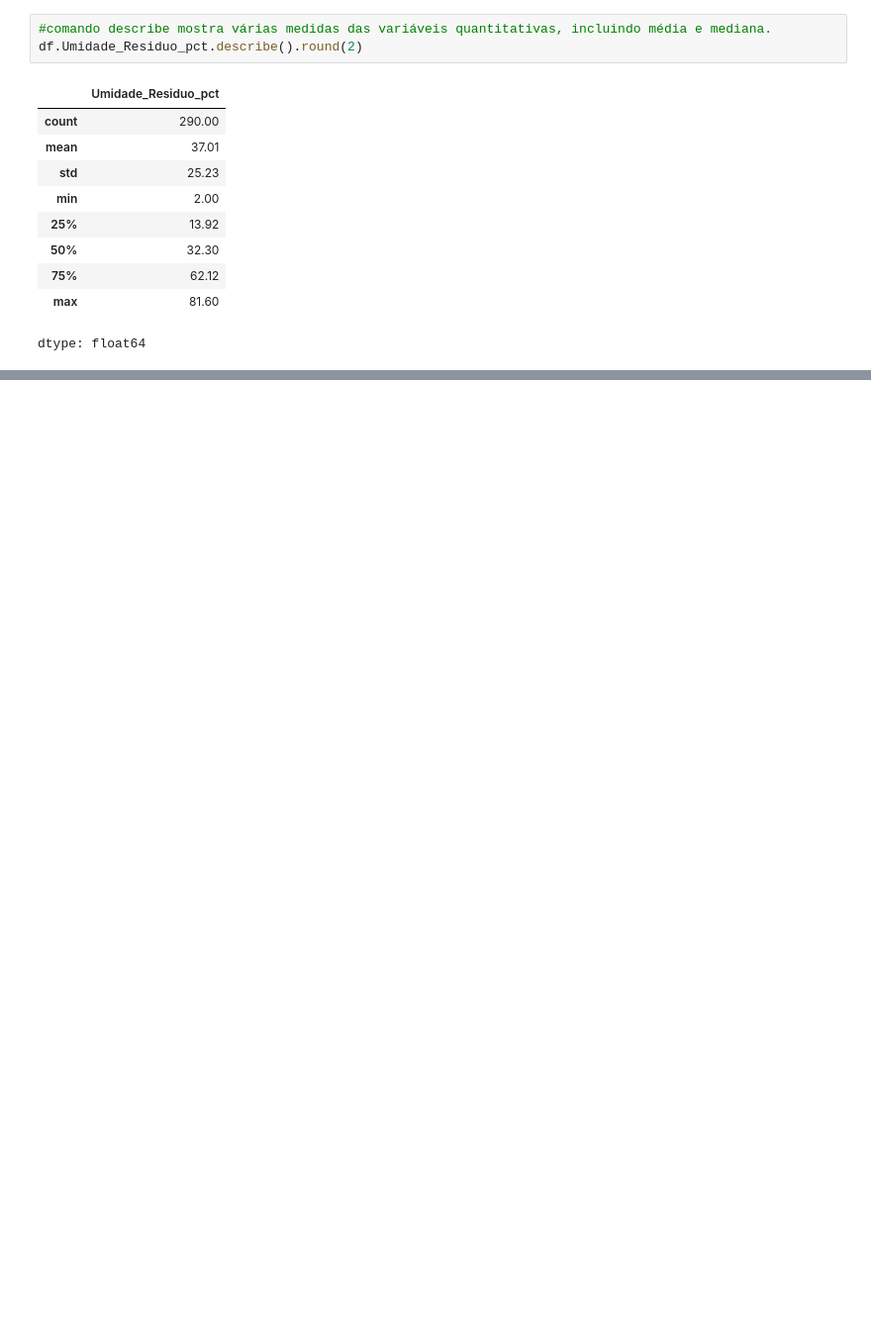
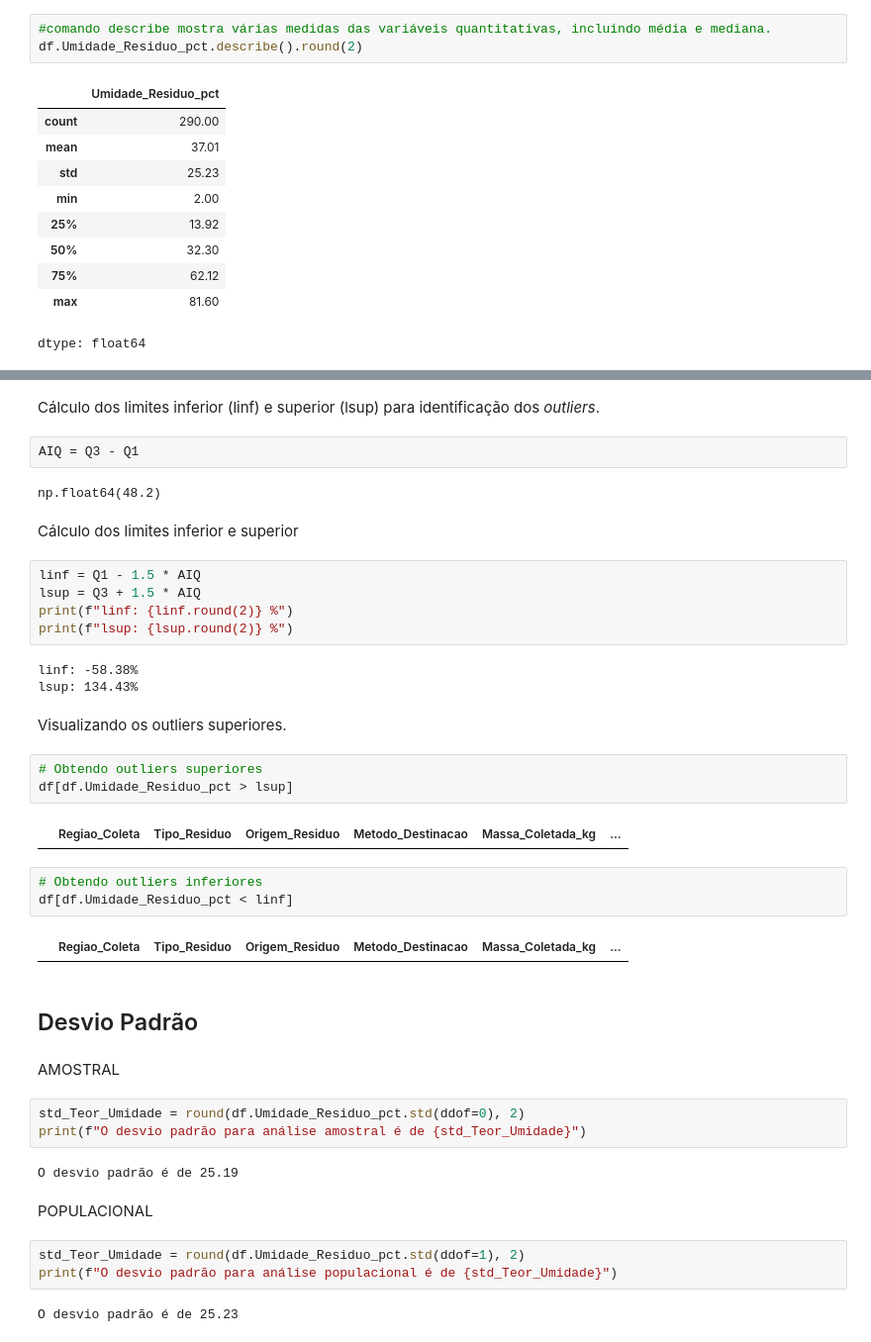
Before and after one commit to gobstech/Solid_Waste_Data_Analysis_Study, a Jupyter notebook: src/quant1_separatrizes_outliers_boxplot_medidas_dispersao.ipynb, the cells around one changed output, grey strips where cells are left out. Shown at 99% size. Saved outputs shown, nothing was run; the diff lists cells and outputs as text; blank space fills up the shorter version.

```diff
--- a/src/quant1_separatrizes_outliers_boxplot_medidas_dispersao.ipynb
+++ b/src/quant1_separatrizes_outliers_boxplot_medidas_dispersao.ipynb
@@ -82,0 +121,44 @@ dtype: float64
+# %% [markdown]
+Cálculo dos limites inferior (linf) e superior (lsup) para identificação dos *outliers*.
+# %%
+AIQ = Q3 - Q1
+# %% [output]
+np.float64(48.2)
+# %% [markdown]
+Cálculo dos limites inferior e superior
+# %%
+linf = Q1 - 1.5 * AIQ
+lsup = Q3 + 1.5 * AIQ
+print(f"linf: {linf.round(2)} %")
+print(f"lsup: {lsup.round(2)} %")
+# %% [output]
+linf: -58.38%
+lsup: 134.43%
+# %% [markdown]
+Visualizando os outliers superiores.
+# %%
+# Obtendo outliers superiores
+df[df.Umidade_Residuo_pct > lsup]
+# %% [output]
+|  | Regiao_Coleta | Tipo_Residuo | Origem_Residuo | Metodo_Destinacao | Massa_Coletada_kg | ... |
+# %%
+# Obtendo outliers inferiores
+df[df.Umidade_Residuo_pct < linf]
+# %% [output]
+|  | Regiao_Coleta | Tipo_Residuo | Origem_Residuo | Metodo_Destinacao | Massa_Coletada_kg | ... |
+# %% [markdown]
+## Desvio Padrão
+# %% [markdown]
+AMOSTRAL
+# %%
+std_Teor_Umidade = round(df.Umidade_Residuo_pct.std(ddof=0), 2)
+print(f"O desvio padrão para análise amostral é de {std_Teor_Umidade}")
+# %% [output]
+O desvio padrão é de 25.19
+# %% [markdown]
+POPULACIONAL
+# %%
+std_Teor_Umidade = round(df.Umidade_Residuo_pct.std(ddof=1), 2)
+print(f"O desvio padrão para análise populacional é de {std_Teor_Umidade}")
+# %% [output]
+O desvio padrão é de 25.23
```
Also changed, not shown: parts of 14 cells of this notebook.
